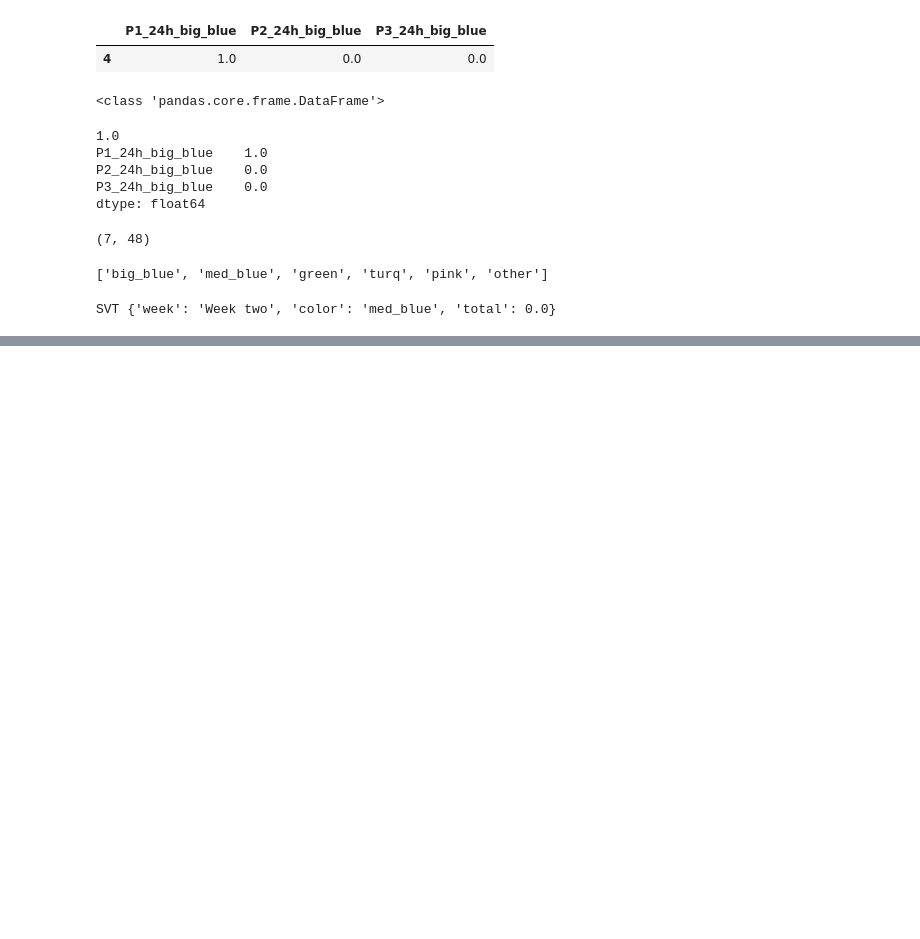
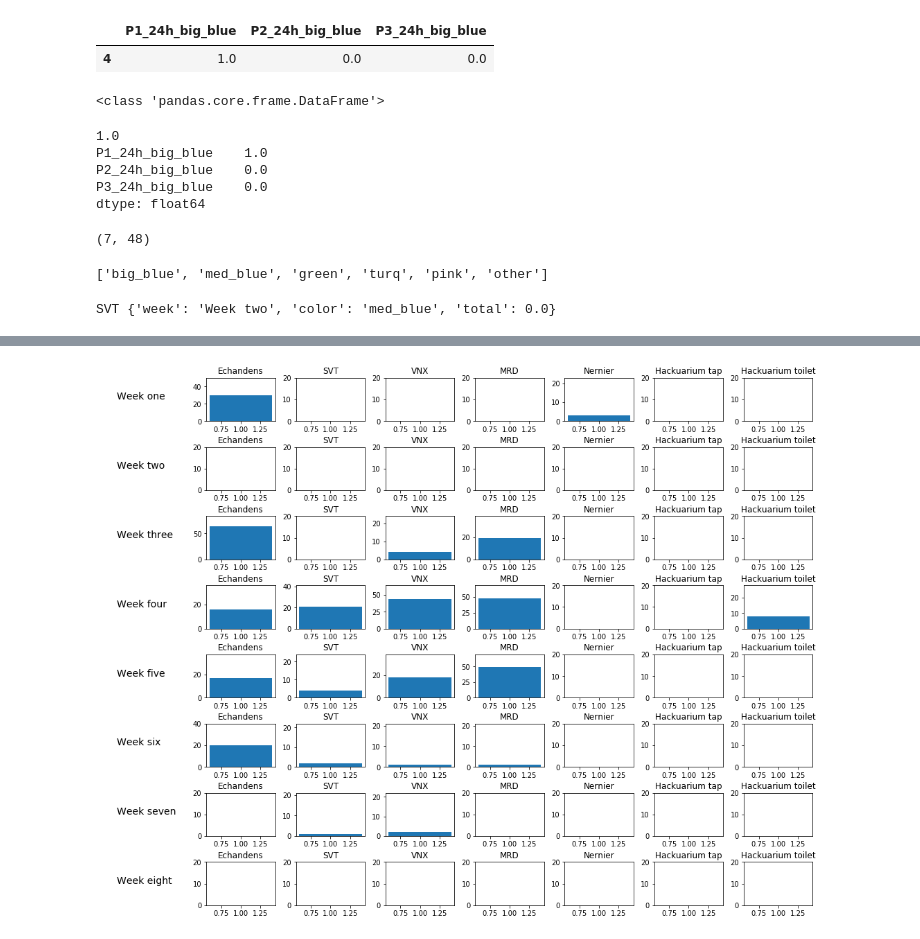
Before and after one commit to GaryHDA/module_one, a Jupyter notebook: micro/data_vis.ipynb, the cells around one changed output, grey strips where cells are left out. Saved outputs shown, nothing was run; the diff lists cells and outputs as text; code cells hidden in the pictures; blank space fills up the shorter version.

```diff
--- a/micro/data_vis.ipynb
+++ b/micro/data_vis.ipynb
@@ -511,0 +540,5 @@ coli_week[('SVT', 'Week two')]
+# %%
+micro_week = week_total_all(micrology, place, weeks_l, coliforms)
+plot_weekly_totals(weeks_l, place, coli_week)
+# %% [output]
+[figure, added]
```
Also changed, not shown: parts of 28 cells of this notebook.
